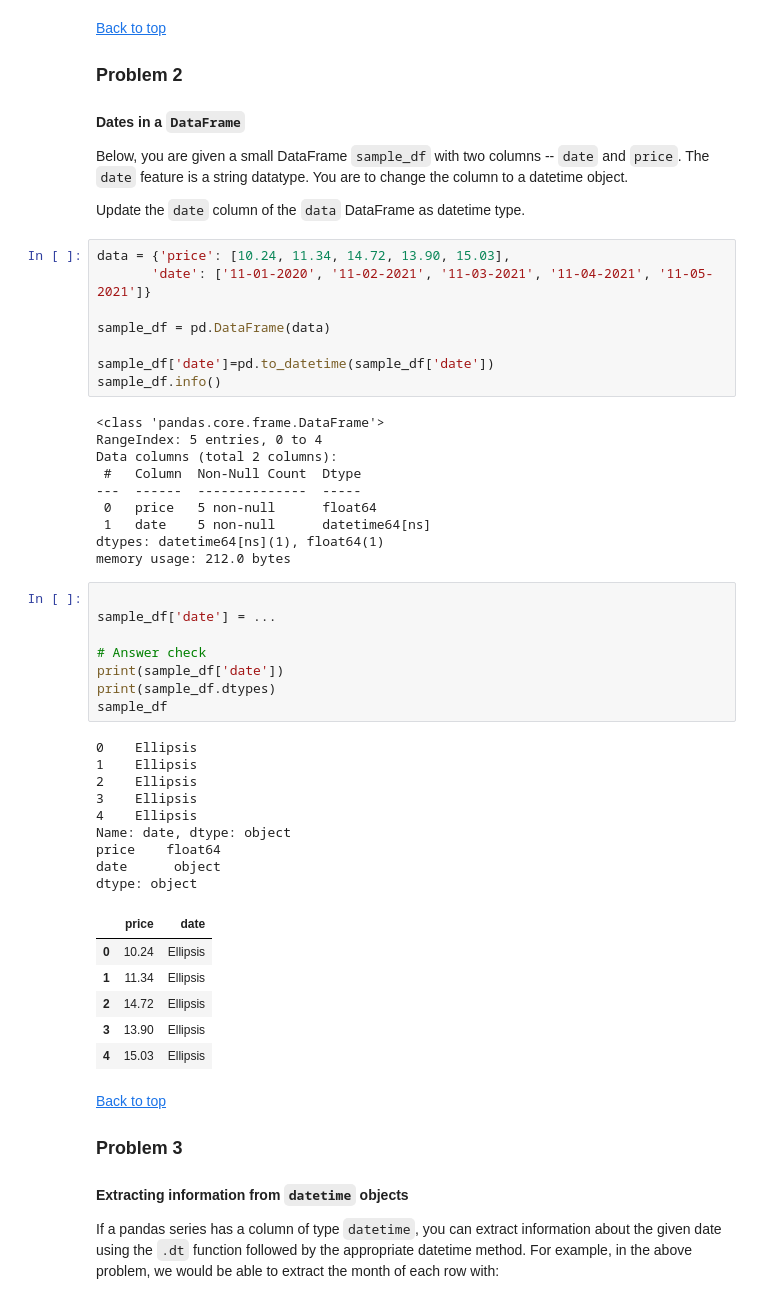
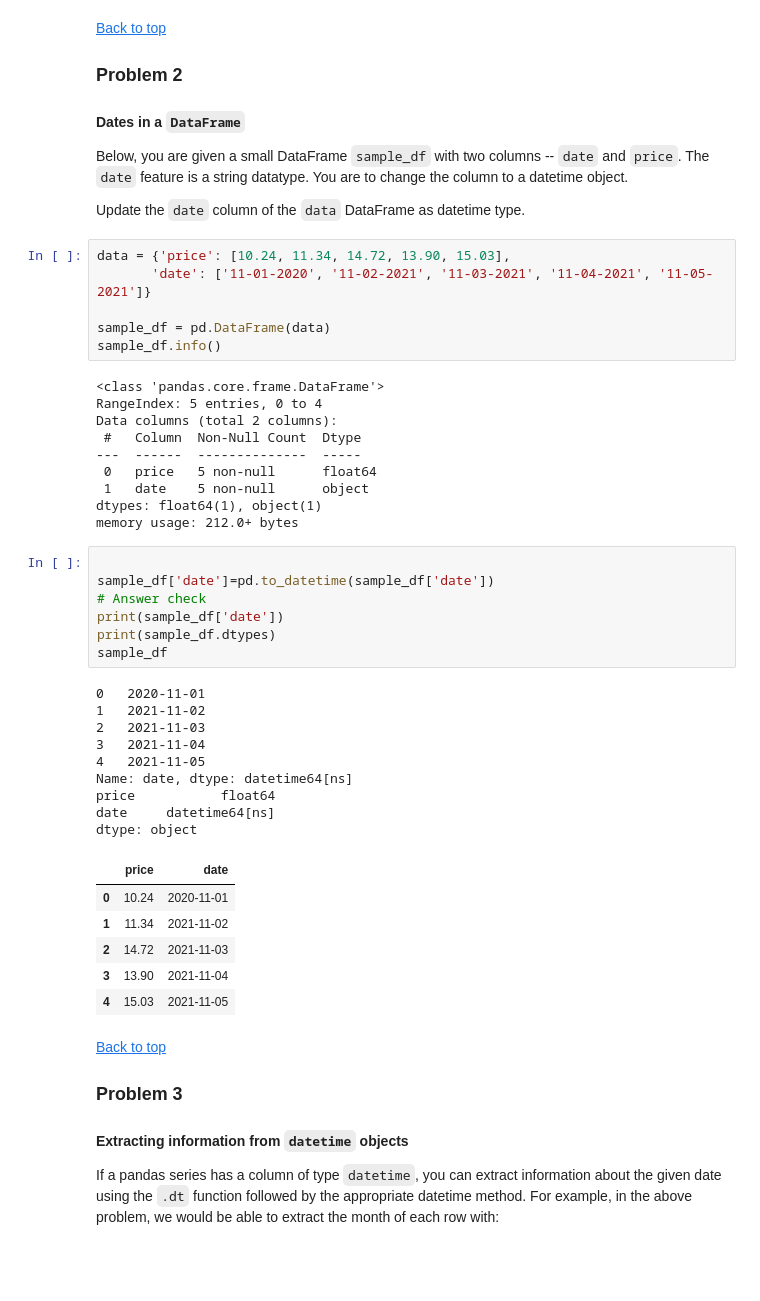
Before and after one commit to Subroy1/MSAI_AllPracticeModules, a Jupyter notebook: Module 10/colab_activity10_1.ipynb, the cells around one changed output. Drawn from its saved outputs; the diff is of its cells as text; blank space fills up the shorter version.

Commit message:
Indexing with datetime column

```diff
--- a/Module 10/colab_activity10_1.ipynb
+++ b/Module 10/colab_activity10_1.ipynb
@@ -61,8 +61,6 @@ data = {'price': [10.24, 11.34, 14.72, 13.90, 15.03],
        'date': ['11-01-2020', '11-02-2021', '11-03-2021', '11-04-2021', '11-05-2021']}
 
 sample_df = pd.DataFrame(data)
-
-sample_df['date']=pd.to_datetime(sample_df['date'])
 sample_df.info()
 # %% [output]
 <class 'pandas.core.frame.DataFrame'>
@@ -71,33 +69,32 @@ Data columns (total 2 columns):
  #   Column  Non-Null Count  Dtype
 ---  ------  --------------  -----
  0   price   5 non-null      float64
- 1   date    5 non-null      datetime64[ns]
-dtypes: datetime64[ns](1), float64(1)
-memory usage: 212.0 bytes
+ 1   date    5 non-null      object
+dtypes: float64(1), object(1)
+memory usage: 212.0+ bytes
 # %%
 
-sample_df['date'] = ...
-
+sample_df['date']=pd.to_datetime(sample_df['date'])
 # Answer check
 print(sample_df['date'])
 print(sample_df.dtypes)
 sample_df
 # %% [output]
-0    Ellipsis
-1    Ellipsis
-2    Ellipsis
-3    Ellipsis
-4    Ellipsis
-Name: date, dtype: object
-price    float64
-date      object
+0   2020-11-01
+1   2021-11-02
+2   2021-11-03
+3   2021-11-04
+4   2021-11-05
+Name: date, dtype: datetime64[ns]
+price           float64
+date     datetime64[ns]
 dtype: object
 |  | price | date |
-| 0 | 10.24 | Ellipsis |
-| 1 | 11.34 | Ellipsis |
-| 2 | 14.72 | Ellipsis |
-| 3 | 13.90 | Ellipsis |
-| 4 | 15.03 | Ellipsis |
+| 0 | 10.24 | 2020-11-01 |
+| 1 | 11.34 | 2021-11-02 |
+| 2 | 14.72 | 2021-11-03 |
+| 3 | 13.90 | 2021-11-04 |
+| 4 | 15.03 | 2021-11-05 |
 # %% [markdown]
 [Back to top](#-Index)
 
```
Also changed, not shown: parts of 4 cells of this notebook.
